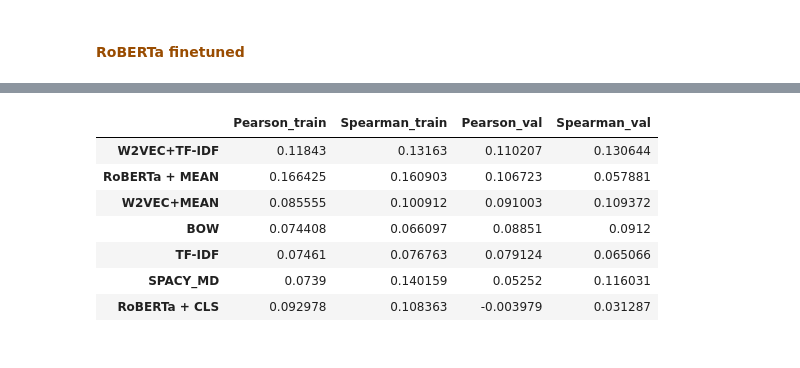
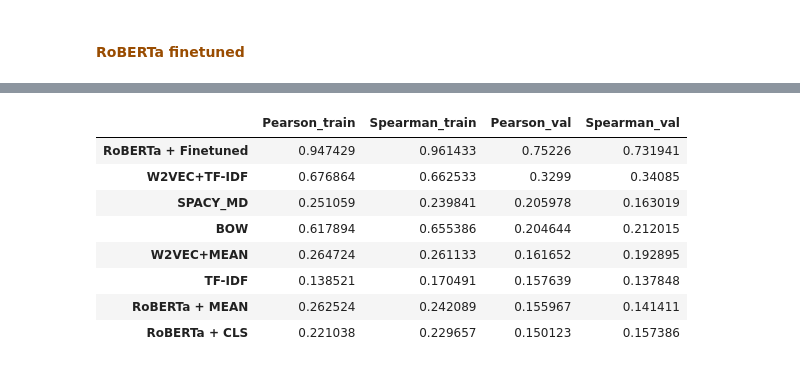
Before and after one commit to jordigb4/WordEmbeddingsSA, a Jupyter notebook: text_similarity.ipynb, the cells around one changed output, grey strips where cells are left out. Cells and saved outputs as stored; diff of their text form; code cells hidden in the pictures.

```diff
--- a/text_similarity.ipynb
+++ b/text_similarity.ipynb
@@ -316,8 +383,8 @@ def build_and_compile_model_better(embedding_size: int = 300, learning_rate: flo
         activation="sigmoid",
     )(output)
 
-    #output = tf.keras.layers.Lambda(lambda x: x * 5)(output)
-    #output = tf.keras.layers.Lambda(lambda x: scipy.special.logit(x))(output)
+    output = tf.keras.layers.Lambda(lambda x: x * 5)(output)
+
     # Define output
     model = tf.keras.Model(inputs=[input_1, input_2], outputs=output)
 
@@ -920,11 +946,12 @@ results_cosine.sort_values(by = "Pearson_val",ascending = False)
 # %%
-results_df.sort_values(by = "Pearson_val",ascending = False)[1:]
+results_df.sort_values(by = "Pearson_val",ascending = False)
 # %% [output]
 |  | Pearson_train | Spearman_train | Pearson_val | Spearman_val |
-| W2VEC+TF-IDF | 0.11843 | 0.13163 | 0.110207 | 0.130644 |
-| RoBERTa + MEAN | 0.166425 | 0.160903 | 0.106723 | 0.057881 |
-| W2VEC+MEAN | 0.085555 | 0.100912 | 0.091003 | 0.109372 |
-| BOW | 0.074408 | 0.066097 | 0.08851 | 0.0912 |
-| TF-IDF | 0.07461 | 0.076763 | 0.079124 | 0.065066 |
-| SPACY_MD | 0.0739 | 0.140159 | 0.05252 | 0.116031 |
-| RoBERTa + CLS | 0.092978 | 0.108363 | -0.003979 | 0.031287 |
+| RoBERTa + Finetuned | 0.947429 | 0.961433 | 0.75226 | 0.731941 |
+| W2VEC+TF-IDF | 0.676864 | 0.662533 | 0.3299 | 0.34085 |
+| SPACY_MD | 0.251059 | 0.239841 | 0.205978 | 0.163019 |
+| BOW | 0.617894 | 0.655386 | 0.204644 | 0.212015 |
+| W2VEC+MEAN | 0.264724 | 0.261133 | 0.161652 | 0.192895 |
+| TF-IDF | 0.138521 | 0.170491 | 0.157639 | 0.137848 |
+| RoBERTa + MEAN | 0.262524 | 0.242089 | 0.155967 | 0.141411 |
+| RoBERTa + CLS | 0.221038 | 0.229657 | 0.150123 | 0.157386 |
```
Also changed, not shown: parts of 27 cells of this notebook.
